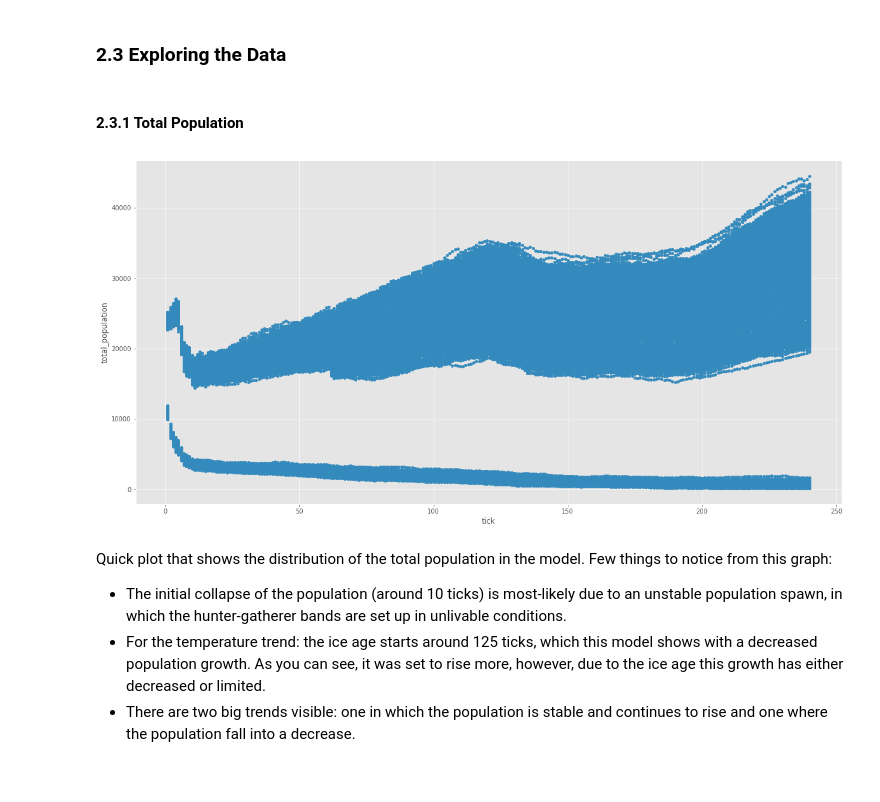
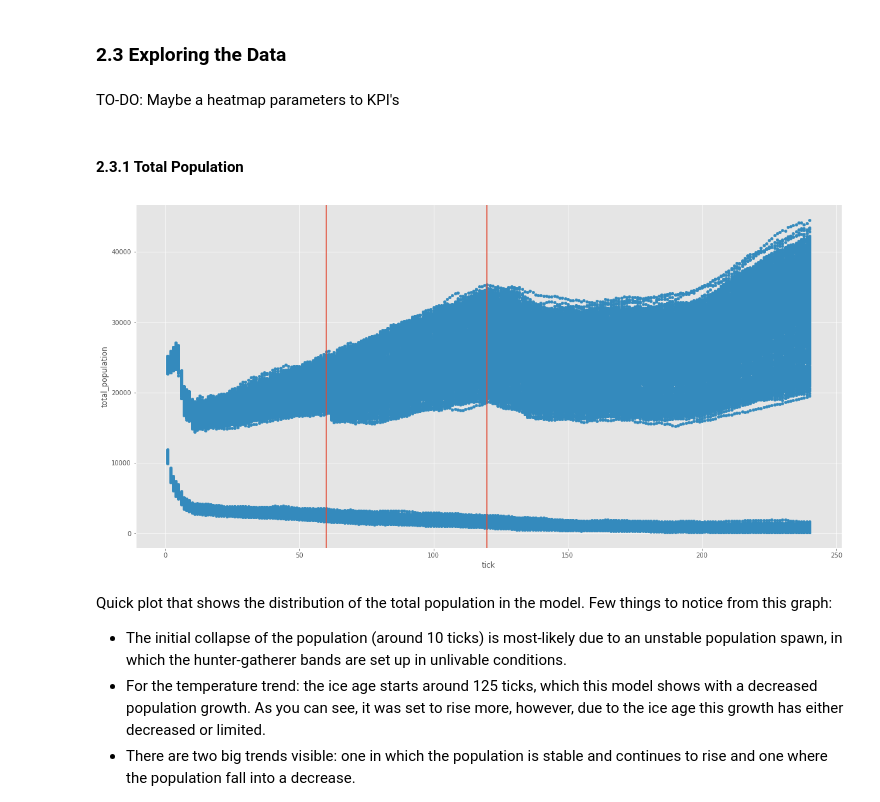
Before and after one commit to WKSu/compound-events, a Jupyter notebook: experiments/Analysis of Base Experiments.ipynb, the cells around one changed output. Drawn from its saved outputs; the diff is of its cells as text; code cells hidden in the pictures; blank space fills up the shorter version.

```diff
--- a/experiments/Analysis of Base Experiments.ipynb
+++ b/experiments/Analysis of Base Experiments.ipynb
@@ -97,13 +95,18 @@ Index(['run_number', 'max_effectiveness', 'cooperation_radius',
       dtype='object')
 # %% [markdown]
 ### 2.3 Exploring the Data
+# %% [markdown]
+TO-DO: Maybe a heatmap parameters to KPI's
 # %% [markdown]
 #### 2.3.1 Total Population
 # %%
-df_climate_small.plot.scatter(x='tick',y='total_population', figsize=(20,10))
+ax = df_climate_small.plot.scatter(x='tick',y='total_population', figsize=(20,10))
+# add lines showing when the volcano erupted
+ax.axvline(x=60)
+ax.axvline(x=120)
 plt.show()
 # %% [output]
-[figure, old version]
+[figure, new version]
 # %% [markdown]
 Quick plot that shows the distribution of the total population in the model. Few things to notice from this graph:
 - The initial collapse of the population (around 10 ticks) is most-likely due to an unstable population spawn, in which the hunter-gatherer bands are set up in unlivable conditions.
```
Also changed, not shown: parts of 25 cells of this notebook.
